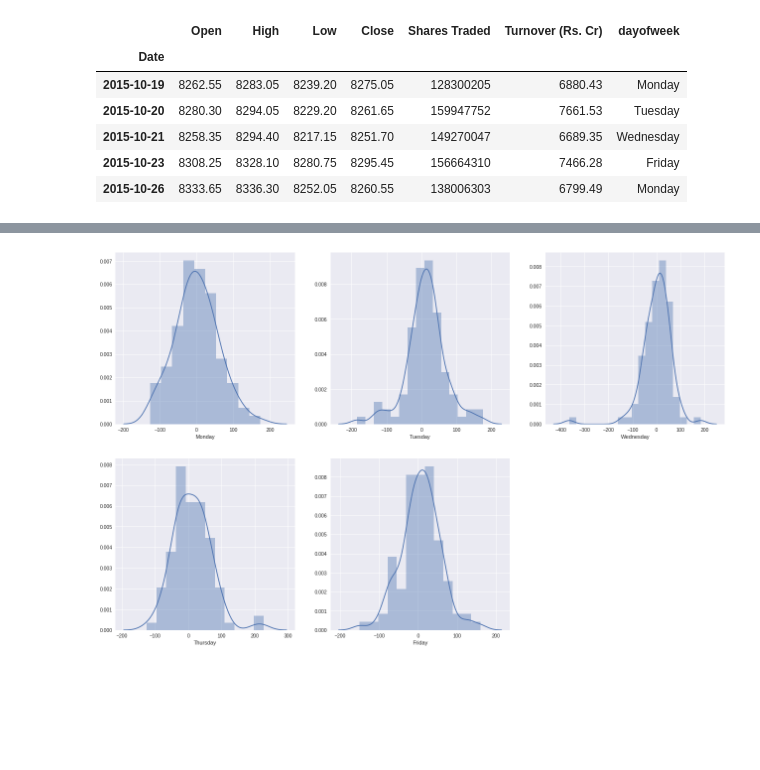
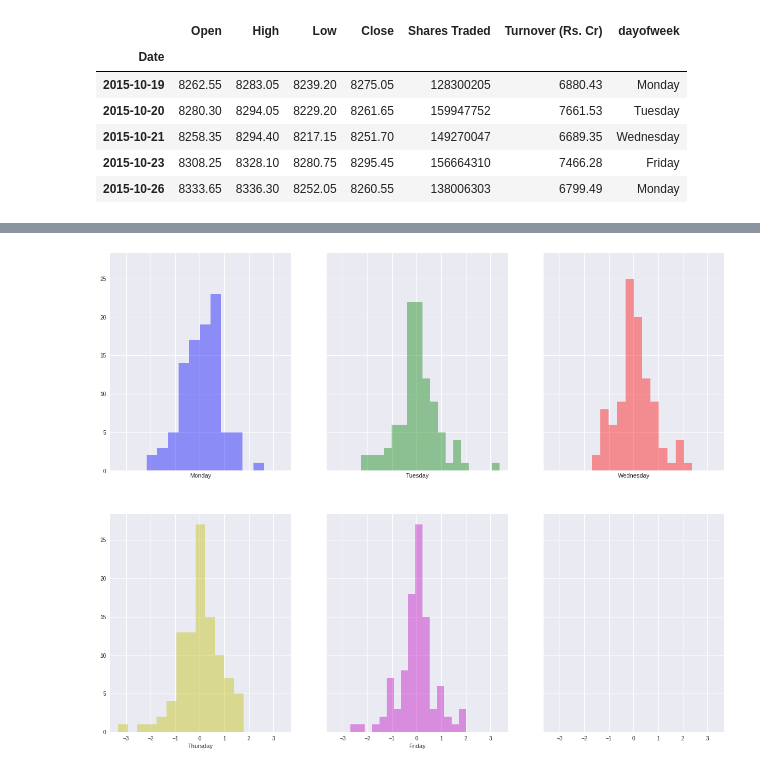
Before and after one commit to gyandhanee/nifty50, a Jupyter notebook: analysis.ipynb, the cells around one changed output, grey strips where cells are left out. Saved outputs shown, nothing was run; the diff lists cells and outputs as text; code cells hidden in the pictures; blank space fills up the shorter version.

Commit message:
update returns, histograms

```diff
--- a/analysis.ipynb
+++ b/analysis.ipynb
@@ -45,6 +45,7 @@ data = data[(data.index != '2015-11-11') & (data.index != '2016-10-30')]
 # %%
 #Add a column to record Returns
 data['Range'] = data['High'] - data['Low']
-data['Return'] = data['Open'] - data['Close']
+data['PrevClose'] = data['Close'].shift(1)
+data['Return'] = ((data['Close'] - data['PrevClose']) / data['PrevClose']) * 100
 data.head()
 # %% [output]
@@ -58,3 +59,5 @@ data.head()
 # %%
 data['index'] = [x for x in range(data.shape[0])]
 data.set_index('index', inplace=True)
+data.drop(0, inplace=True)
+data.head()
@@ -63,15 +74,14 @@ returns = dict()
 for day in calendar.day_name[:-2]:
     returns[day] = (data[data.dayofweek == day].Return.values)
 # %%
+# Plot histograms
 i = 0
-plot = 231
-plt.figure(figsize=(22,14))
-
+fig, ax = plt.subplots(nrows=2, ncols=3, sharex='all', sharey='all', figsize=(20, 16))
+ax = ax.flatten()
+colors = ['b', 'g', 'r', 'y', 'm']
 while i < 5:
     day = calendar.day_name[i]
-    plt.subplot(plot)
-    sns.distplot(returns[day], axlabel=day)
+    sns.distplot(returns[day], axlabel=day, ax=ax[i], kde=False, color=colors[i])
     i = i + 1
-    plot = plot + 1
 # %% [output]
-[figure, old version]
+[figure, new version]
```
Also changed, not shown: parts of 2 cells of this notebook.
